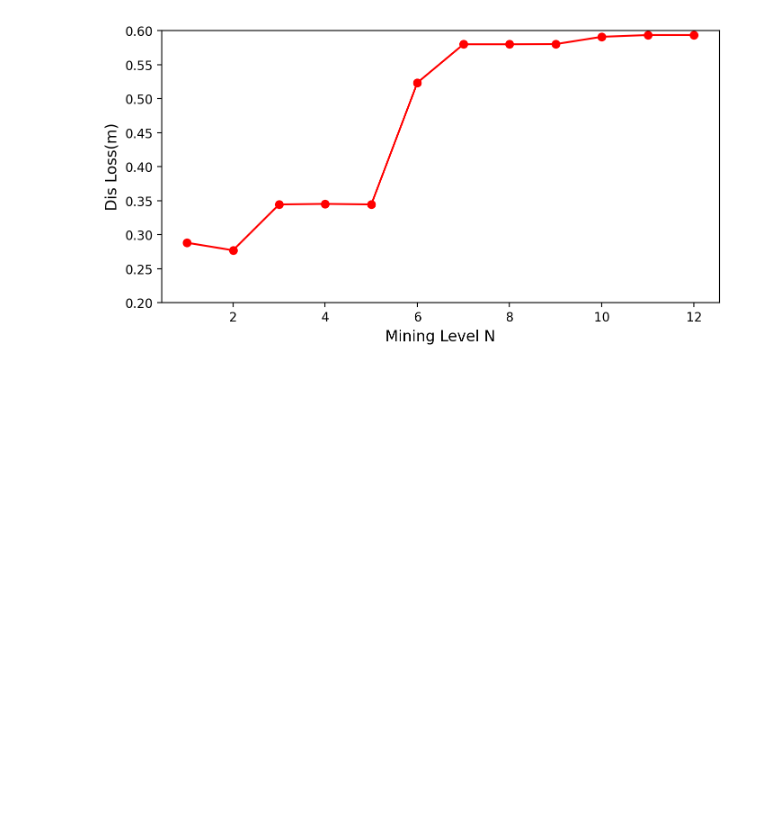
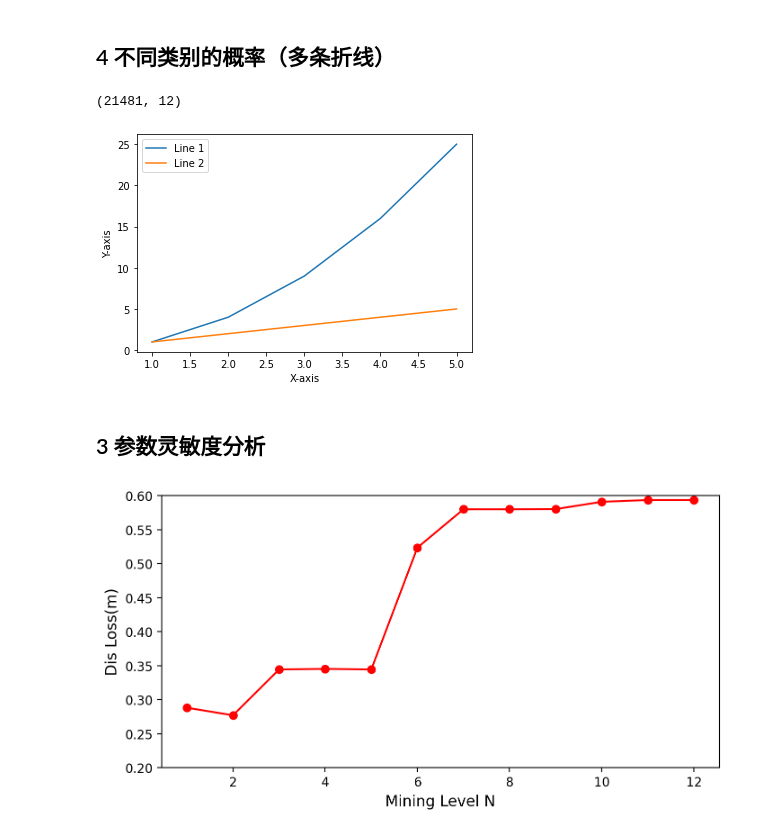
Before and after one commit to HuangCongQing/python-libraries, a Jupyter notebook: 03Matplotlib/应用/折线图.ipynb, the cells around one changed output. Saved outputs shown, nothing was run; the diff lists cells and outputs as text; code cells hidden in the pictures; blank space fills up the shorter version.

```diff
--- a/03Matplotlib/应用/折线图.ipynb
+++ b/03Matplotlib/应用/折线图.ipynb
@@ -0,0 +1,2 @@
+# %% [markdown]
+## 4 不同类别的概率（多条折线）
@@ -1,3 +8,27 @@
+# %%
+construction = np.load(f"/home/chongqinghuang/code/lmv-merge/construction_21481.npy").astype(np.float32).reshape(-1, 12)# #[120000:]
+print(construction.shape)
+
+
+import matplotlib.pyplot as plt
+
+x = [1, 2, 3, 4, 5]  # x轴数据
+y1 = [1, 4, 9, 16, 25]  # 第一条折线图的y轴数据
+y2 = [1, 2, 3, 4, 5]  # 第二条折线图的y轴数据
+
+plt.plot(x, y1, label='Line 1')  # 绘制第一条折线图
+plt.plot(x, y2, label='Line 2')  # 绘制第二条折线图
+
+plt.legend()  # 添加图例
+plt.xlabel('X-axis')  # 添加x轴标签
+plt.ylabel('Y-axis')  # 添加y轴标签
+
+plt.show()
+# %% [output]
+(21481, 12)
+[figure, added]
+# %% [markdown]
+## 3 参数灵敏度分析
 # %%
 # 参数灵敏度分析
 
```
Also changed, not shown: parts of 3 cells of this notebook, 1 other file.
